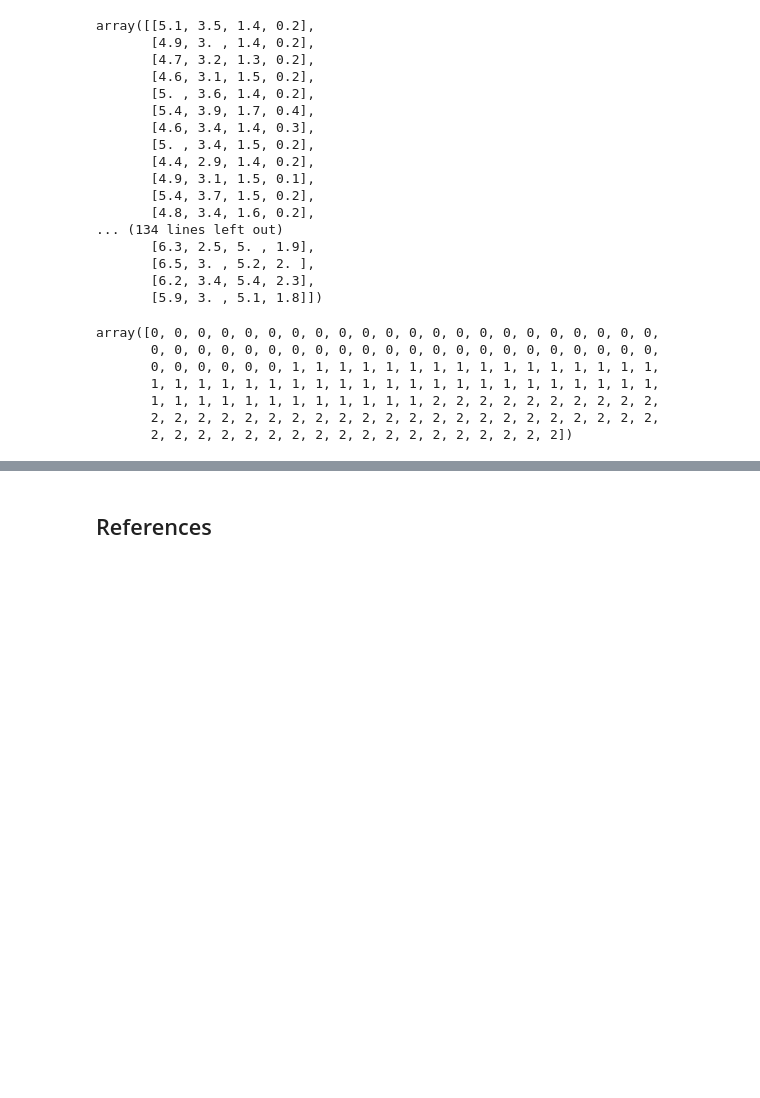
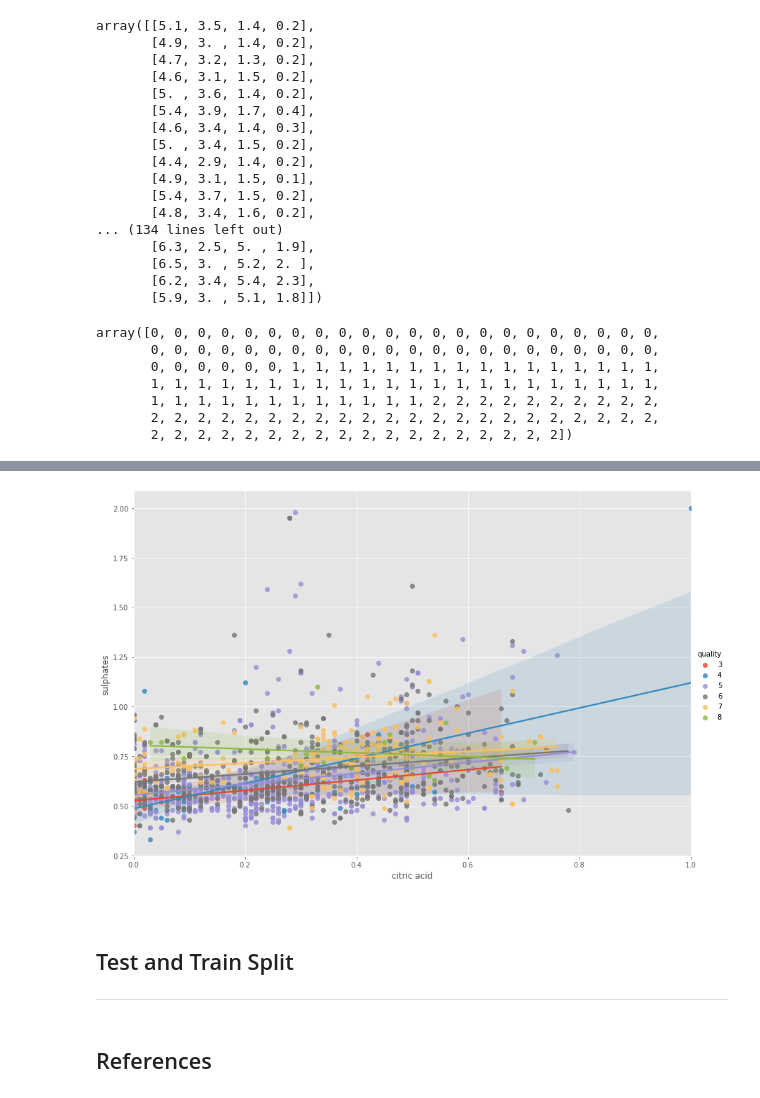
Before and after one commit to Silvio622/Machine-Learning-Scikit-Learn, a Jupyter notebook: scikit-learn.ipynb, the cells around one changed output, grey strips where cells are left out. Cells and saved outputs as stored; diff of their text form; code cells hidden in the pictures; blank space fills up the shorter version.

```diff
--- a/scikit-learn.ipynb
+++ b/scikit-learn.ipynb
@@ -167,3 +288,14 @@ array([0, 0, 0, 0, 0, 0, 0, 0, 0, 0, 0, 0, 0, 0, 0, 0, 0, 0, 0, 0, 0, 0,
+# %%
+# Seaborn is great for creating complex plots with one command.
+sns.lmplot(x="citric acid", y="sulphates", hue = 'quality',  data=dfredwine, fit_reg=True, height=8, aspect=1.5);
+# %% [output]
+[figure, added]
+# %% [markdown]
+<br>
+
+## Test and Train Split
+
+***
 # %% [markdown]
 ## References
 # %% [markdown]
```
Also changed, not shown: parts of 18 cells of this notebook.
